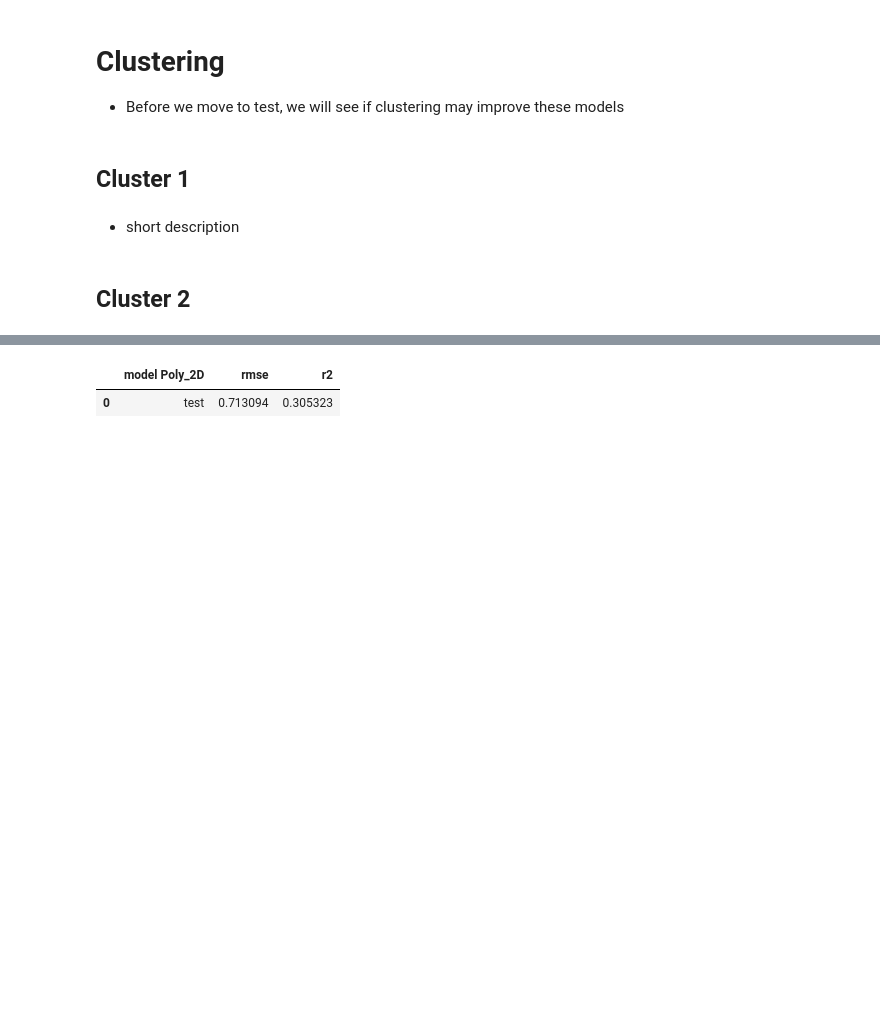
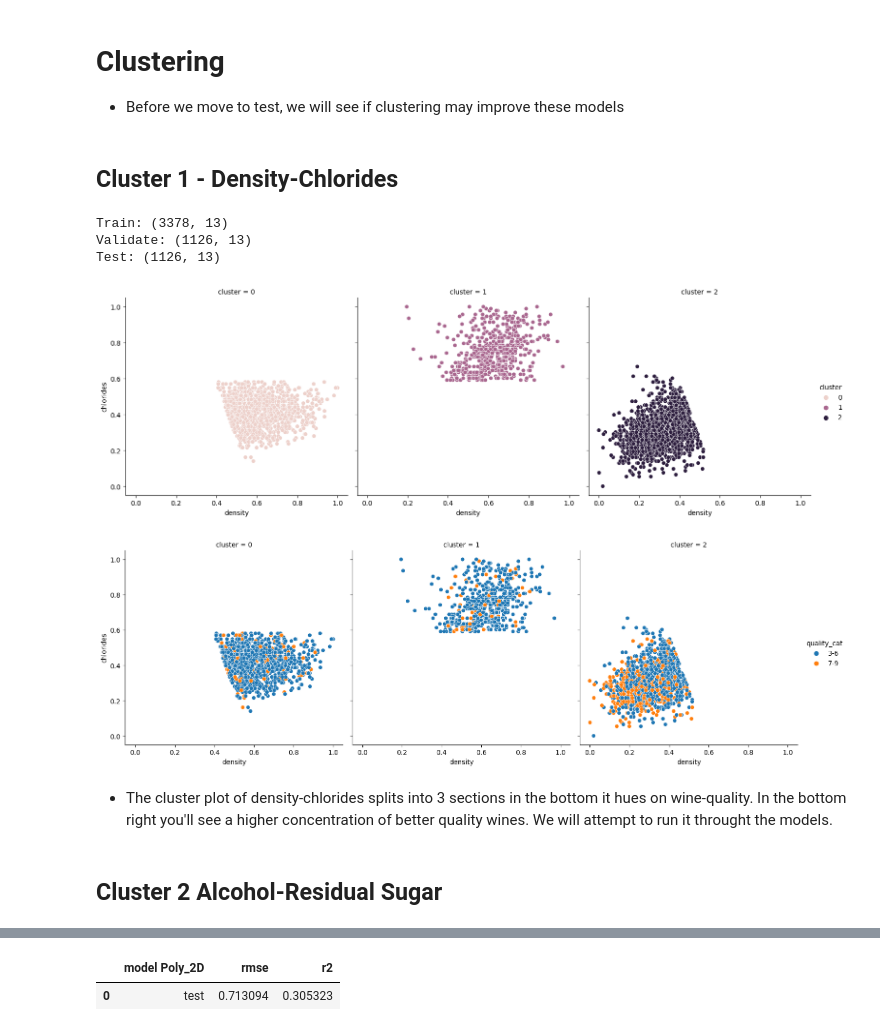
Before and after one commit to Team-BCR/project3_wine, a Jupyter notebook: final_report.ipynb, the cells around one changed output, grey strips where cells are left out. Saved outputs shown, nothing was run; the diff lists cells and outputs as text; code cells hidden in the pictures; blank space fills up the shorter version.

```diff
--- a/final_report.ipynb
+++ b/final_report.ipynb
@@ -328,13 +329,22 @@ w.display_model_metrics(baseline, tr, y_tr, y_val, y_ts, X_tr_sc, X_val_sc, X_ts
 # Clustering
 * Before we move to test, we will see if clustering may improve these models
 # %% [markdown]
-## Cluster 1
+## Cluster 1 - Density-Chlorides
+# %%
+tr, val, ts, X_tr, X_val, X_ts, y_tr, y_val, y_ts, to_scale, baseline, X_tr_sc, X_val_sc, X_ts_sc, X_tr2, y_tr2 = eo.density_chlorides_cluster(df)
+# %% [output]
+Train: (3378, 13)
+Validate: (1126, 13)
+Test: (1126, 13)
 # %%
 # Display cluster #1
-# INSERT CODE HERE
+eo.density_chlorides_cluster_plot(X_tr2, y_tr2)
+# %% [output]
+[figure, added]
+[figure, added]
 # %% [markdown]
-* short description
+* The cluster plot of density-chlorides splits into 3 sections in the bottom it hues on wine-quality. In the bottom right you'll see a higher concentration of better quality wines. We will attempt to run it throught the models.
 # %% [markdown]
-## Cluster 2
+## Cluster 2 Alcohol-Residual Sugar
 # %%
 # Display cluster #2
```
Also changed, not shown: parts of 15 cells of this notebook, 2 other files.
